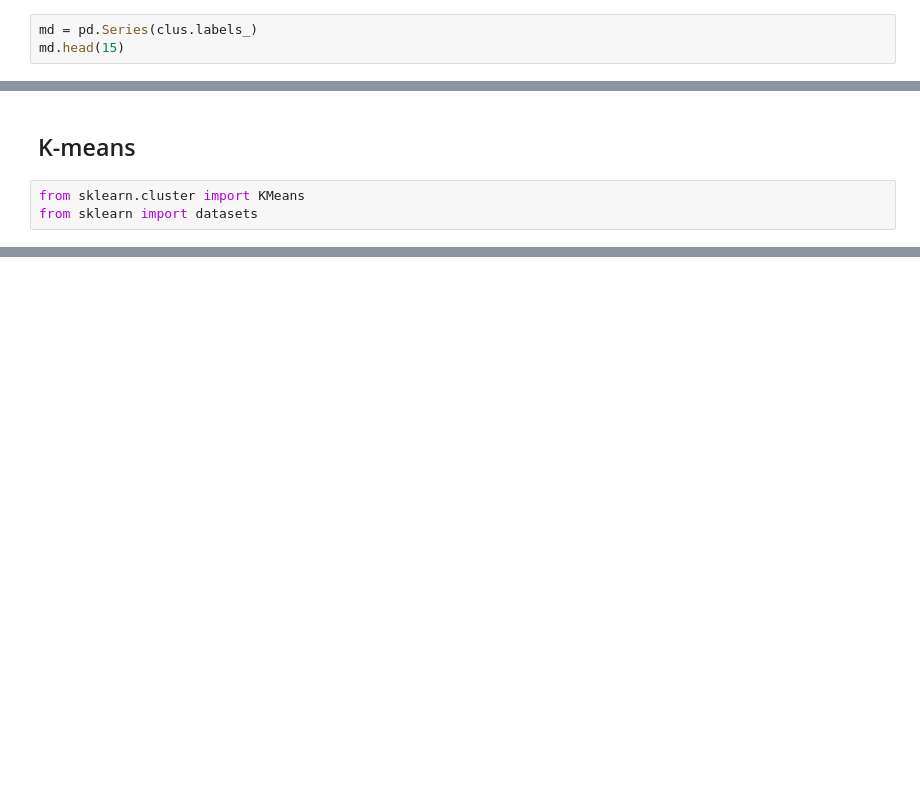
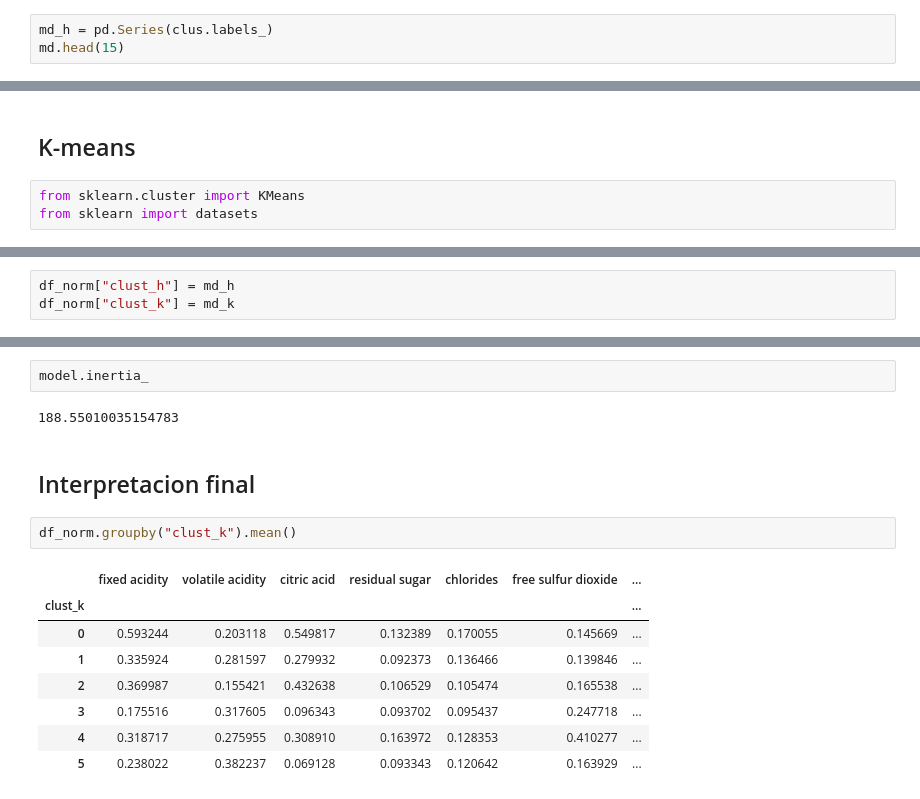
Before and after one commit to diego19508/python-ml-course, a Jupyter notebook: Course/T6 - 4 - Clustering completo.ipynb, the cells around one changed output, grey strips where cells are left out. Drawn from its saved outputs; the diff is of its cells as text; blank space fills up the shorter version.

```diff
--- a/Course/T6 - 4 - Clustering completo.ipynb
+++ b/Course/T6 - 4 - Clustering completo.ipynb
@@ -54,7 +54,7 @@ from sklearn.cluster import AgglomerativeClustering
 # %%
 clus = AgglomerativeClustering(n_clusters=6, linkage="ward").fit(df_norm)
 # %%
-md = pd.Series(clus.labels_)
+md_h = pd.Series(clus.labels_)
 md.head(15)
 # %% [output]
 0     2
@@ -112,0 +123,3 @@ model.fit(df_norm)
+# %%
+df_norm["clust_h"] = md_h
+df_norm["clust_k"] = md_k
@@ -112,0 +163,17 @@ model.fit(df_norm)
+# %%
+model.inertia_
+# %% [output]
+188.55010035154783
+# %% [markdown]
+## Interpretacion final
+# %%
+df_norm.groupby("clust_k").mean()
+# %% [output]
+|  | fixed acidity | volatile acidity | citric acid | residual sugar | chlorides | free sulfur dioxide | ... |
+| clust_k |  |  |  |  |  |  | ... |
+| 0 | 0.593244 | 0.203118 | 0.549817 | 0.132389 | 0.170055 | 0.145669 | ... |
+| 1 | 0.335924 | 0.281597 | 0.279932 | 0.092373 | 0.136466 | 0.139846 | ... |
+| 2 | 0.369987 | 0.155421 | 0.432638 | 0.106529 | 0.105474 | 0.165538 | ... |
+| 3 | 0.175516 | 0.317605 | 0.096343 | 0.093702 | 0.095437 | 0.247718 | ... |
+| 4 | 0.318717 | 0.275955 | 0.308910 | 0.163972 | 0.128353 | 0.410277 | ... |
+| 5 | 0.238022 | 0.382237 | 0.069128 | 0.093343 | 0.120642 | 0.163929 | ... |
```
Also changed, not shown: parts of 8 cells of this notebook.
